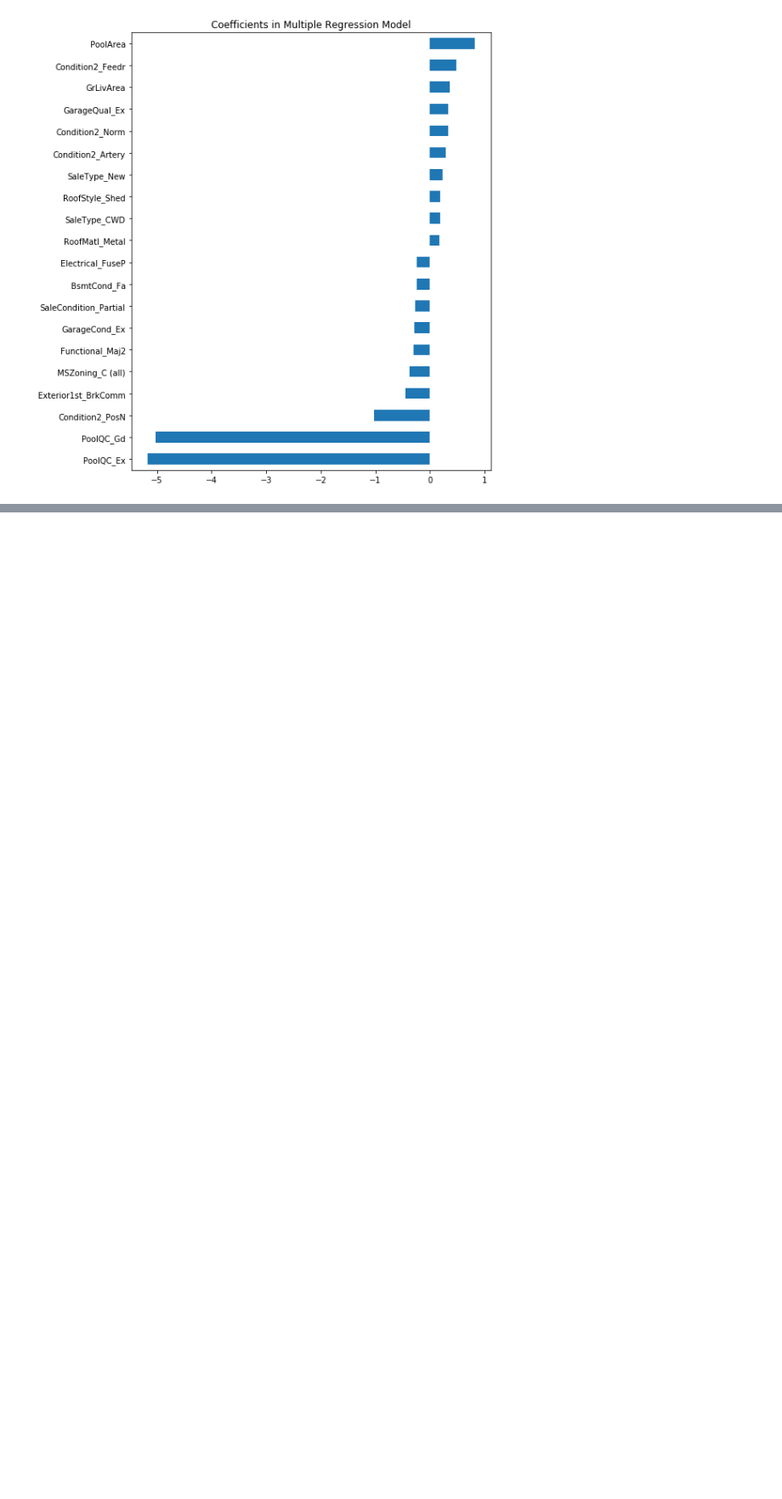
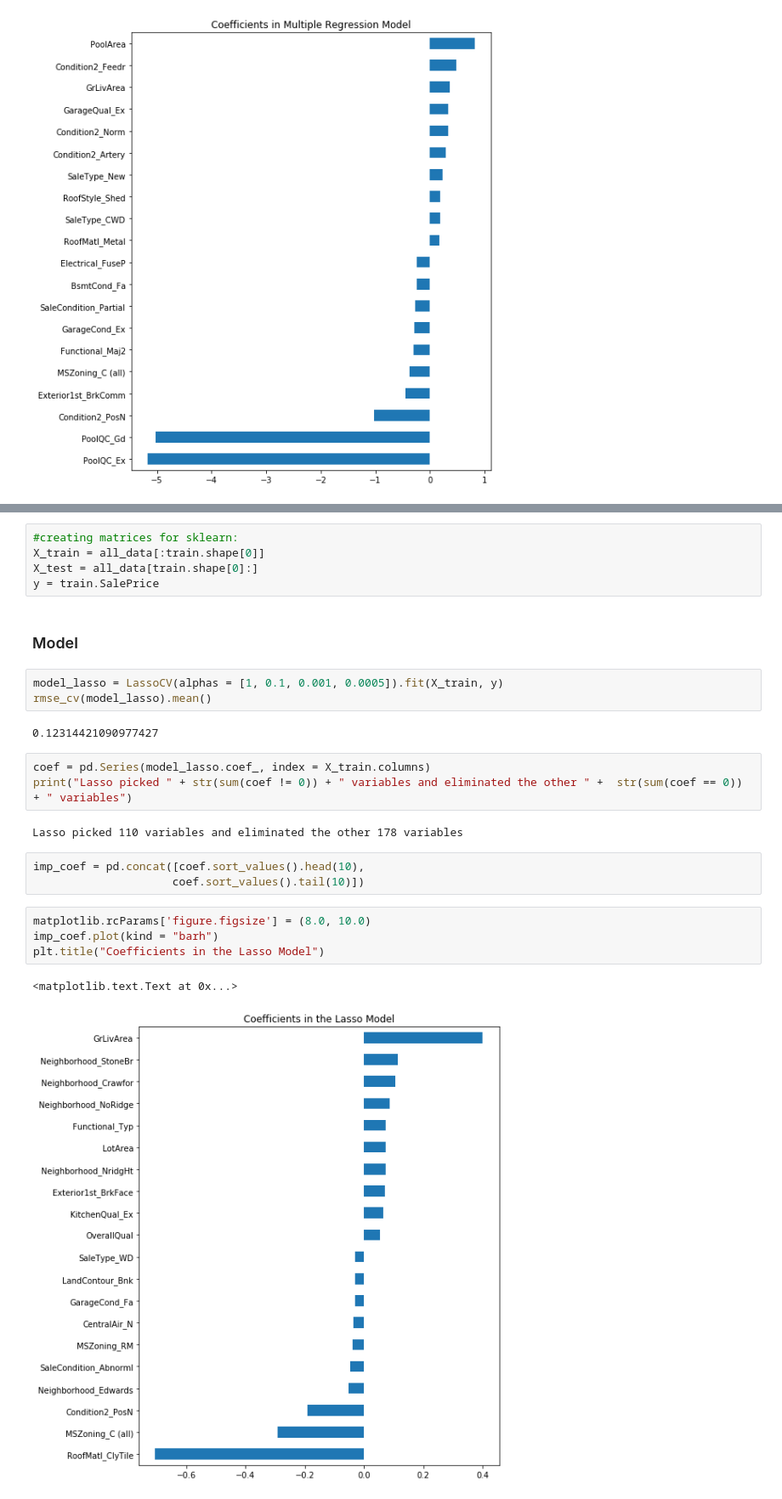
Before and after one commit to kevintaing86/House-Prices, a Jupyter notebook: house-price-notebook.ipynb, the cells around one changed output, grey strips where cells are left out. Shown at 85% size. Drawn from its saved outputs; the diff is of its cells as text; blank space fills up the shorter version.

```diff
--- a/house-price-notebook.ipynb
+++ b/house-price-notebook.ipynb
@@ -164,0 +207,27 @@ plt.title("Coefficients in Multiple Regression Model")
+# %%
+#creating matrices for sklearn:
+X_train = all_data[:train.shape[0]]
+X_test = all_data[train.shape[0]:]
+y = train.SalePrice
+# %% [markdown]
+### Model
+# %%
+model_lasso = LassoCV(alphas = [1, 0.1, 0.001, 0.0005]).fit(X_train, y)
+rmse_cv(model_lasso).mean()
+# %% [output]
+0.12314421090977427
+# %%
+coef = pd.Series(model_lasso.coef_, index = X_train.columns)
+print("Lasso picked " + str(sum(coef != 0)) + " variables and eliminated the other " +  str(sum(coef == 0)) + " variables")
+# %% [output]
+Lasso picked 110 variables and eliminated the other 178 variables
+# %%
+imp_coef = pd.concat([coef.sort_values().head(10),
+                     coef.sort_values().tail(10)])
+# %%
+matplotlib.rcParams['figure.figsize'] = (8.0, 10.0)
+imp_coef.plot(kind = "barh")
+plt.title("Coefficients in the Lasso Model")
+# %% [output]
+<matplotlib.text.Text at 0x...>
+[figure, added]
```
Also changed, not shown: parts of 11 cells of this notebook.
